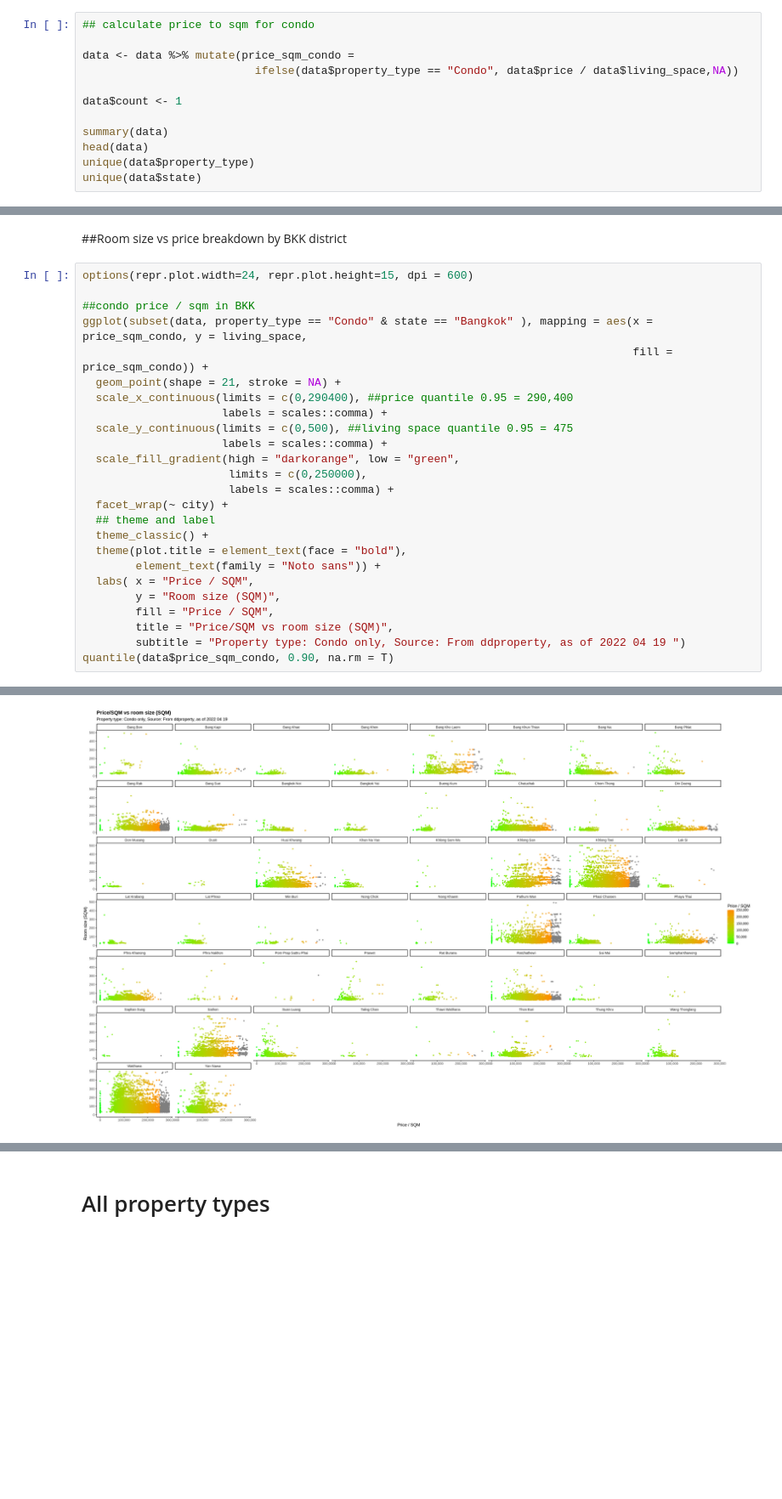
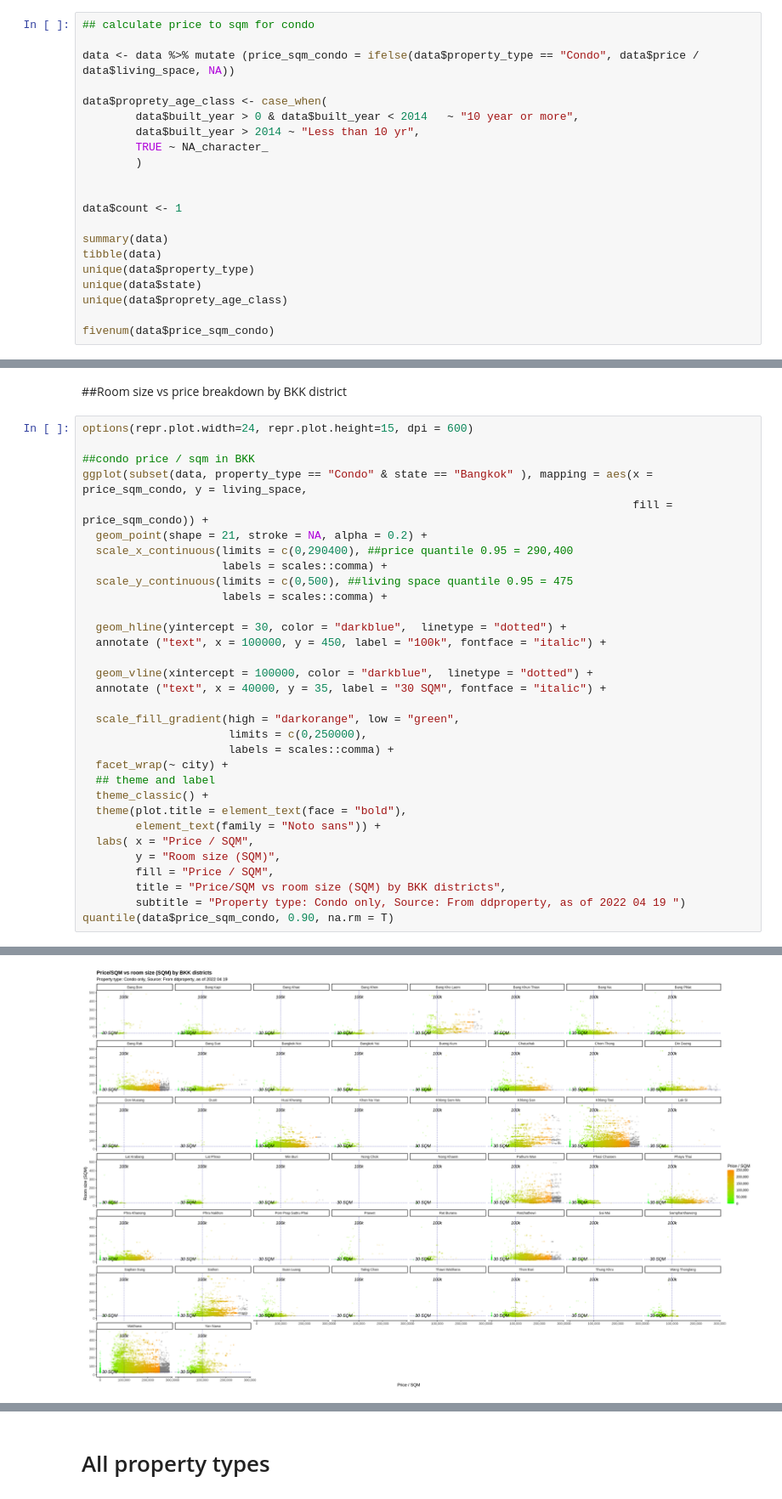
Before and after one commit to kawin-pixel/real_estate_th, a Jupyter notebook: Real_estate_TH_200k.ipynb, the cells around one changed output, grey strips where cells are left out. Shown at 85% size. Cells and saved outputs as stored; diff of their text form; blank space fills up the shorter version.

```diff
--- a/Real_estate_TH_200k.ipynb
+++ b/Real_estate_TH_200k.ipynb
@@ -48,15 +33,24 @@ summary(data)
 # %%
 ## calculate price to sqm for condo
 
-data <- data %>% mutate(price_sqm_condo =
-                          ifelse(data$property_type == "Condo", data$price / data$living_space,NA))
+data <- data %>% mutate (price_sqm_condo = ifelse(data$property_type == "Condo", data$price / data$living_space, NA))
+
+data$proprety_age_class <- case_when(
+        data$built_year > 0 & data$built_year < 2014   ~ "10 year or more",
+        data$built_year > 2014 ~ "Less than 10 yr",
+        TRUE ~ NA_character_
+        )
+
 
 data$count <- 1
 
 summary(data)
-head(data)
+tibble(data)
 unique(data$property_type)
 unique(data$state)
+unique(data$proprety_age_class)
+
+fivenum(data$price_sqm_condo)
 # %% [output]
  sub_property_type   agent_name         living_space     land_space_raw
  Length:220557      Length:220557      Min.   :      1   Length:220557
@@ -172,32 +138,39 @@ Warning message:
 # %%
 options(repr.plot.width=24, repr.plot.height=15, dpi = 600)
 
 ##condo price / sqm in BKK
 ggplot(subset(data, property_type == "Condo" & state == "Bangkok" ), mapping = aes(x = price_sqm_condo, y = living_space,
                                                                                    fill = price_sqm_condo)) +
-  geom_point(shape = 21, stroke = NA) +
+  geom_point(shape = 21, stroke = NA, alpha = 0.2) +
   scale_x_continuous(limits = c(0,290400), ##price quantile 0.95 = 290,400
                      labels = scales::comma) +
   scale_y_continuous(limits = c(0,500), ##living space quantile 0.95 = 475
                      labels = scales::comma) +
+
+  geom_hline(yintercept = 30, color = "darkblue",  linetype = "dotted") +
+  annotate ("text", x = 100000, y = 450, label = "100k", fontface = "italic") +
+
+  geom_vline(xintercept = 100000, color = "darkblue",  linetype = "dotted") +
+  annotate ("text", x = 40000, y = 35, label = "30 SQM", fontface = "italic") +
+
   scale_fill_gradient(high = "darkorange", low = "green",
                       limits = c(0,250000),
                       labels = scales::comma) +
   facet_wrap(~ city) +
   ## theme and label
   theme_classic() +
   theme(plot.title = element_text(face = "bold"),
         element_text(family = "Noto sans")) +
   labs( x = "Price / SQM",
         y = "Room size (SQM)",
         fill = "Price / SQM",
-        title = "Price/SQM vs room size (SQM)",
+        title = "Price/SQM vs room size (SQM) by BKK districts",
         subtitle = "Property type: Condo only, Source: From ddproperty, as of 2022 04 19 ")
 quantile(data$price_sqm_condo, 0.90, na.rm = T)
 # %% [output]
 Warning message:
 “Removed 6816 rows containing missing values or values outside the scale range
 (`geom_point()`).”
      90%
 234042.6
-[figure, old version]
+[figure, new version]
```
Also changed, not shown: parts of 26 cells of this notebook.
